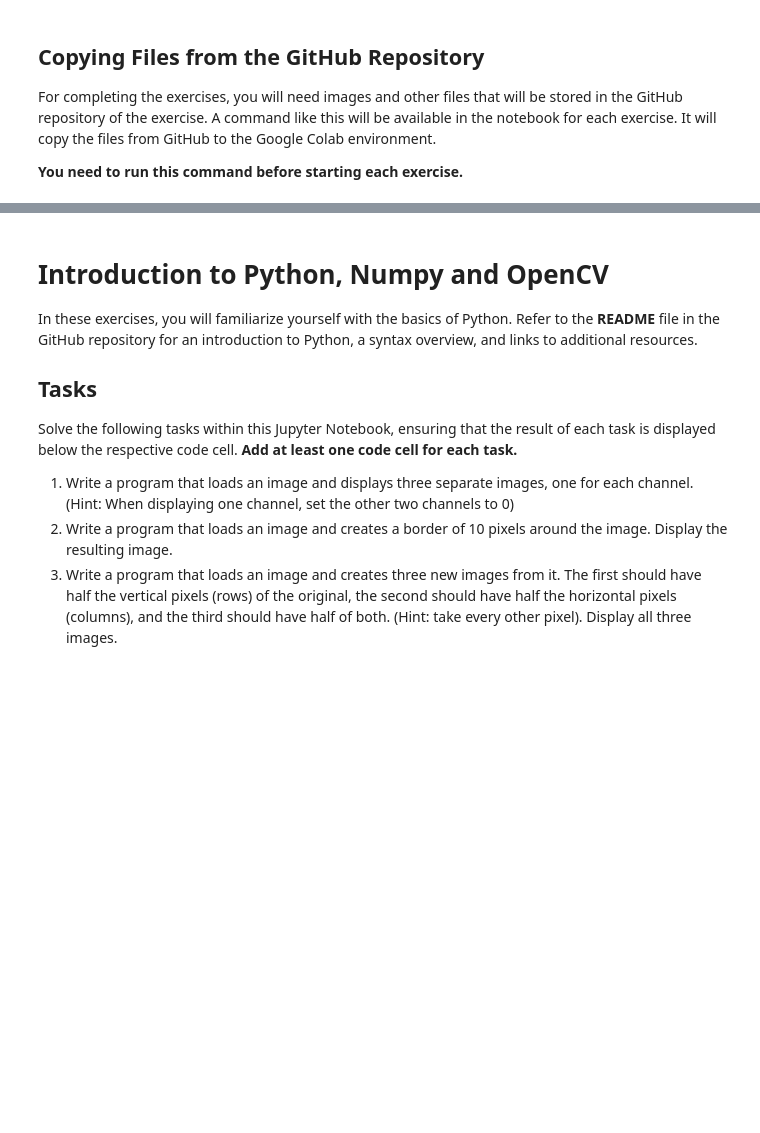
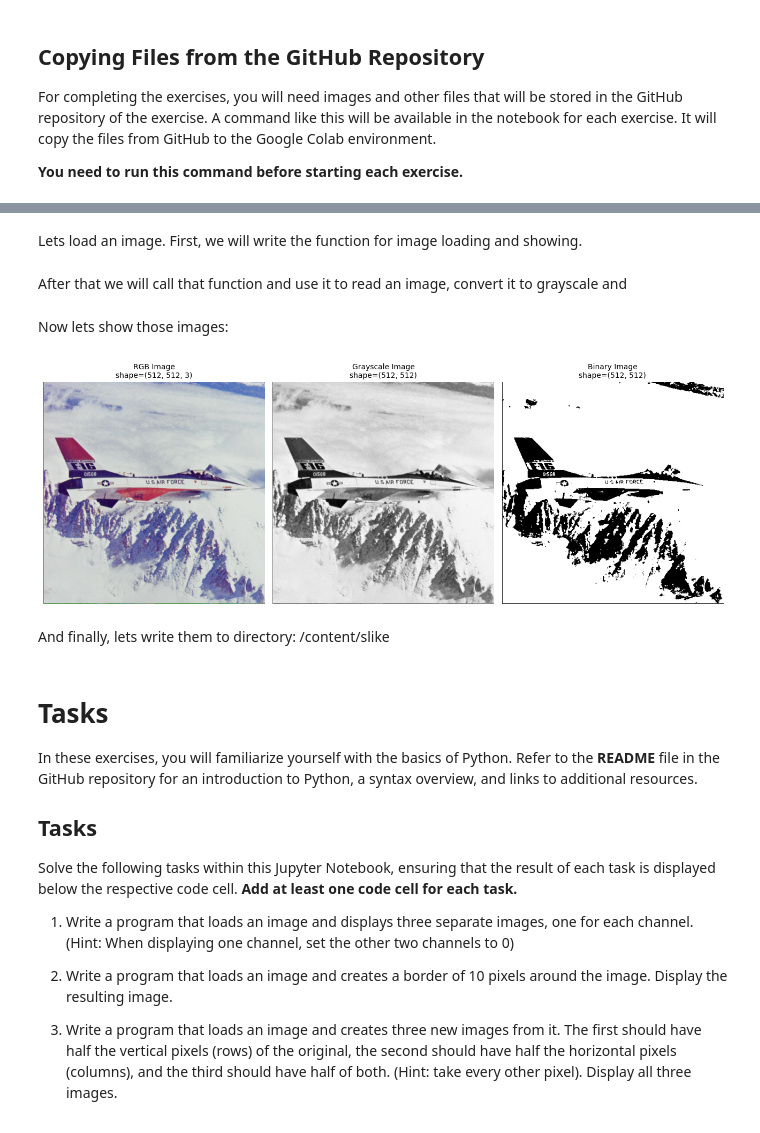
Before and after one commit to pui-sum-rv/lab1, a Jupyter notebook: lab1.ipynb, the cells around one changed output, grey strips where cells are left out. Drawn from its saved outputs; the diff is of its cells as text; code cells hidden in the pictures; blank space fills up the shorter version.

Commit message:
update lab with additional tasks

```diff
--- a/lab1.ipynb
+++ b/lab1.ipynb
@@ -99,0 +141,48 @@ Unpacking objects: 100% (28/28), done.
+# %% [markdown]
+Lets load an image. First, we will write the function for image loading and showing.
+# %%
+def plot_image(img, title=None, font_size=None, axis="off", color=cv2.COLOR_BGR2RGB): # since CV2 uses BGR image, convert BGR to RGB
+    plt.title(title, fontsize=font_size) # plot figure name/title
+    plt.axis(axis) # "off" == remove pyplot axes
+
+    """
+    You DO NOT NEED the if-else configuration below IF you're using OPENCV v4.0. or above.
+    Simply do plt.imshow(cv2.cvtColor(img, color)) for either BGR or grayscale image.
+    """
+
+    if len(img.shape) == 3: # means it has 3-channels color
+        plt.imshow(cv2.cvtColor(img, color))
+    else: # for 1-channel image
+        plt.imshow(img, cmap="gray")
+# %% [markdown]
+After that we will call that function and use it to read an image, convert it to grayscale and
+# %%
+# Original Image
+img = cv2.imread("slike/airplane.bmp") # cv2.imread("path", cv2.IMREAD_COLOR(default)|cv2.IMREAD_GRAYSCALE(0)|cv2.IMREAD_UNCHANGED(-1))
+
+# Grayscale Image
+img_grayscaled = cv2.imread("slike/airplane.bmp", 0) # or cv2.imread("img/lena.png". cv2.IMREAD_GRAYSCALE)
+# img_grayscaled = cv2.cvtColor(img, cv2.COLOR_BGR2GRAY)
+
+# Binary Image (MUST BE from Grayscale Image)
+_, img_binary = cv2.threshold(img_grayscaled, 127, 255, cv2.THRESH_BINARY) # grayscale (NOT RGB) -> binary image
+# %% [markdown]
+Now lets show those images:
+# %%
+origin_fig_names = [
+    "RGB Image\nshape={}".format(img.shape),
+    "Grayscale Image\nshape={}".format(img_grayscaled.shape),
+    "Binary Image\nshape={}".format(img_binary.shape)
+] # will be set as title for each image
+
+origin_fig = plt.figure(figsize=(13, 5)) # figsize(width/horizontally, height/vertically)
+origin_img = [img, img_grayscaled, img_binary]
+
+for i in range(len(origin_img)):
+    x = origin_fig.add_subplot(1, 3, i+1) # position index always starts from 1, thus i+1
+    plot_image(origin_img[i], title=origin_fig_names[i])
+plt.tight_layout() # margin adjusted
+# %% [output]
+[figure, added]
+# %% [markdown]
+And finally, lets write them to directory: /content/slike
@@ -100,5 +191,5 @@ Unpacking objects: 100% (28/28), done.
 # %% [markdown]
-# Introduction to Python, Numpy and OpenCV
+# Tasks
 
 In these exercises, you will familiarize yourself with the basics of Python. Refer to the **README** file in the GitHub repository for an introduction to Python, a syntax overview, and links to additional resources.
 
@@ -106,6 +197,9 @@ In these exercises, you will familiarize yourself with the basics of Python. Ref
 
 Solve the following tasks within this Jupyter Notebook, ensuring that the result of each task is displayed below the respective code cell. **Add at least one code cell for each task.**
 
+
 1. Write a program that loads an image and displays three separate images, one for each channel. (Hint: When displaying one channel, set the other two channels to 0)
+
 2. Write a program that loads an image and creates a border of 10 pixels around the image. Display the resulting image.
+
 3. Write a program that loads an image and creates three new images from it. The first should have half the vertical pixels (rows) of the original, the second should have half the horizontal pixels (columns), and the third should have half of both. (Hint: take every other pixel). Display all three images.
```
Also changed, not shown: parts of 14 cells of this notebook.
